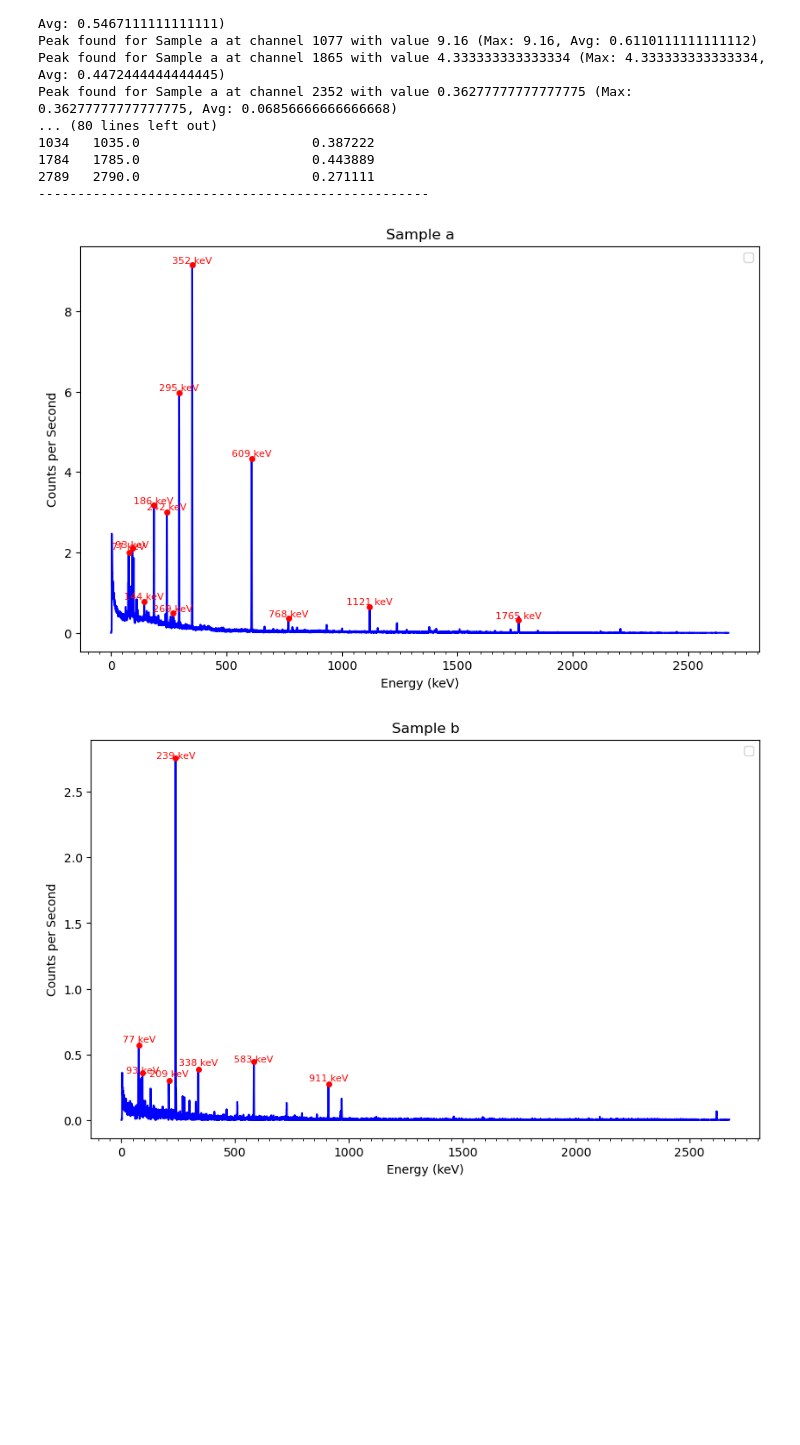
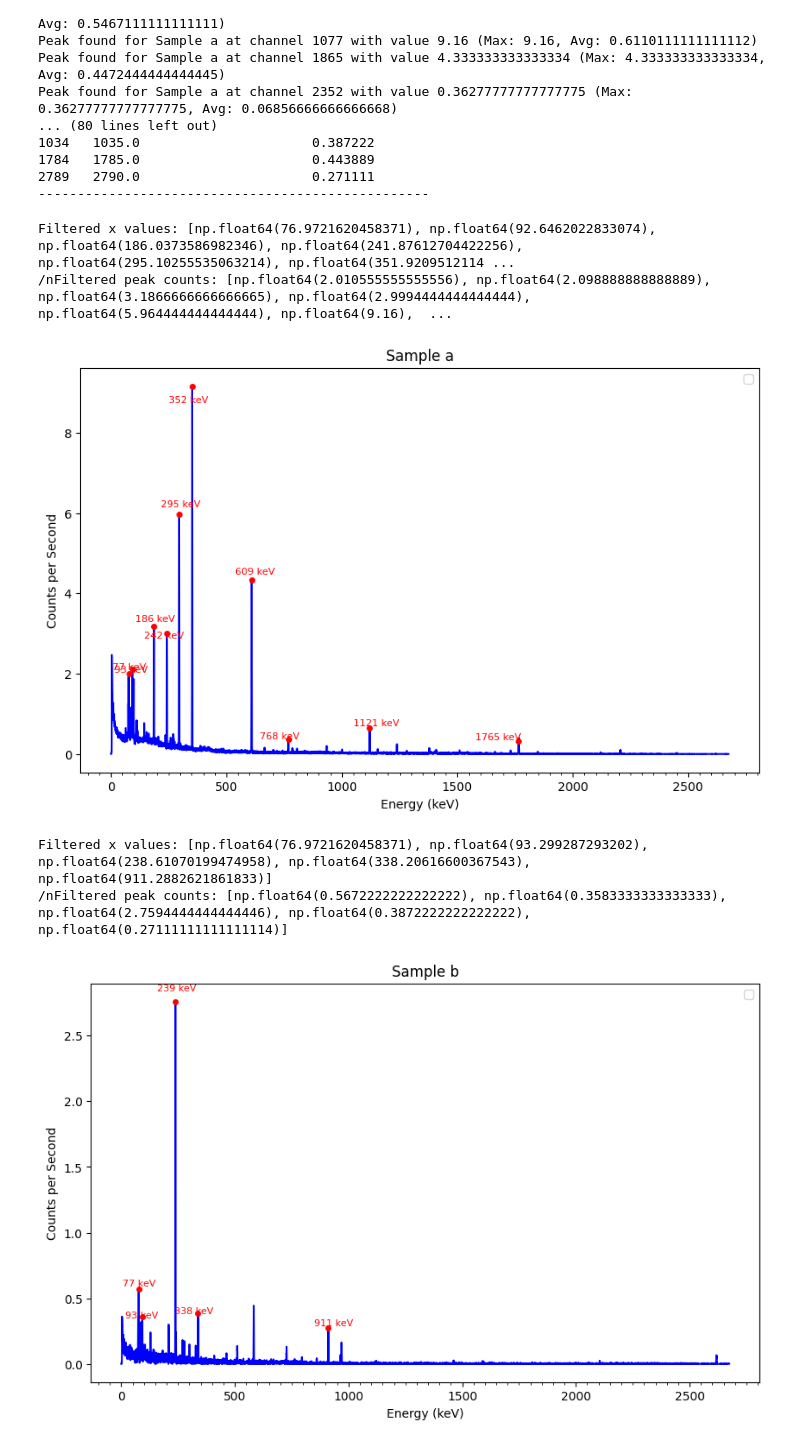
Before and after one commit to kearb-stomp/AdvLabs, a Jupyter notebook: Lab 2/Task 5.ipynb, the cells around one changed output. Saved outputs shown, nothing was run; the diff lists cells and outputs as text; code cells hidden in the pictures; blank space fills up the shorter version.

Commit message:
Updated Task 5 Plots

```diff
--- a/Lab 2/Task 5.ipynb
+++ b/Lab 2/Task 5.ipynb
@@ -144,45 +144,54 @@ Peak found for Sample a at channel 2352 with value 0.36277777777777775 (Max: 0.3
 --------------------------------------------------
 # %%
 #Replot the data with the peaks
-
+indices_to_ignore = [2, 5]
 
 
 for object_name, data in object_dict.items():
     #First, extract the peak data
     peak_energies = peaks_dict[object_name]['Energy (keV)'].to_numpy()
     peak_counts = peaks_dict[object_name]['Normalized Counts per Second'].to_numpy()
-
+    filtered_x = [i for i in peak_energies if peak_energies.tolist().index(i) not in indices_to_ignore]
+    filtered_peak_counts = [y for y, x in zip(peak_counts, peak_energies) if peak_energies.tolist().index(x) not in indices_to_ignore]
     #convert peak channel to peak_energy
+    print(f'Filtered x values: {filtered_x}')
+    print(f'/nFiltered peak counts: {filtered_peak_counts}')
 
     #Create the plots
     plt.figure(figsize=(10,6))
     plt.plot(data['Energy (keV)'], data['Normalized Counts per Second'], color='blue')
-    for i, (x, y) in enumerate(zip(peak_energies, peak_counts)):
+    for i, (x, y) in enumerate(zip(filtered_x, filtered_peak_counts)):
         if y > 0.00:  # Only label significant peaks
             x_rounded = round(x, 0)
-            offset = 0.015 if i % 2 == 0 else -0.015  # Alternate label positions
-            plt.text(x, y + offset, f"{int(x_rounded)} keV", fontsize=8, ha='center', va='bottom', color='red')
+            offset_percentage = 0.025 if i % 2 == 0 else -0.05
+            y_offset = y * offset_percentage
+            x_offset = x * offset_percentage
+            plt.text(x + x_offset, y + y_offset, f"{int(x_rounded)} keV", fontsize=8, ha='center', va='bottom', color='red')
             plt.plot(x, y, 'ro', markersize=4)
     # for x, y in zip(peak_energies, peak_counts):
     #     x_rounded = round(x, 0)
     #     if x_rounded == 186:
     #         plt.text(x, y+.015, f"{int(x_rounded)} keV", fontsize=8, ha='center', va='top', color='red', zorder=1)
     #     else:
     #         if x_rounded == 242:
     #             plt.text(x, y-0.015, f"{int(x_rounded)} keV", fontsize=8, ha='center', va='bottom', color='red', zorder=1)
     #         else:
     #             plt.text(x, y+.005, f"{int(x_rounded)} keV", fontsize=8, ha='center', va='bottom', color='red', zorder=1)
     plt.xlabel('Energy (keV)')
     plt.ylabel('Counts per Second')
     plt.gca().xaxis.set_major_locator(ticker.MultipleLocator(500))
     plt.gca().xaxis.set_minor_locator(ticker.MultipleLocator(50))
     if object_name == 'Filter dirt':
         plt.ylim(bottom=0, top=0.3)
     plt.title(object_name)
     plt.legend()
     plt.show()
     plt.close()
 # %% [output]
+Filtered x values: [np.float64(76.9721620458371), np.float64(92.6462022833074), np.float64(186.0373586982346), np.float64(241.87612704422256), np.float64(295.10255535063214), np.float64(351.9209512114 ...
+/nFiltered peak counts: [np.float64(2.010555555555556), np.float64(2.098888888888889), np.float64(3.1866666666666665), np.float64(2.9994444444444444), np.float64(5.964444444444444), np.float64(9.16),  ...
-[figure, old version]
+[figure, new version]
+Filtered x values: [np.float64(76.9721620458371), np.float64(93.299287293202), np.float64(238.61070199474958), np.float64(338.20616600367543), np.float64(911.2882621861833)]
+/nFiltered peak counts: [np.float64(0.5672222222222222), np.float64(0.3583333333333333), np.float64(2.7594444444444446), np.float64(0.3872222222222222), np.float64(0.27111111111111114)]
-[figure, old version]
+[figure, new version]
 # %%
```
Also changed, not shown: parts of 2 cells of this notebook.
